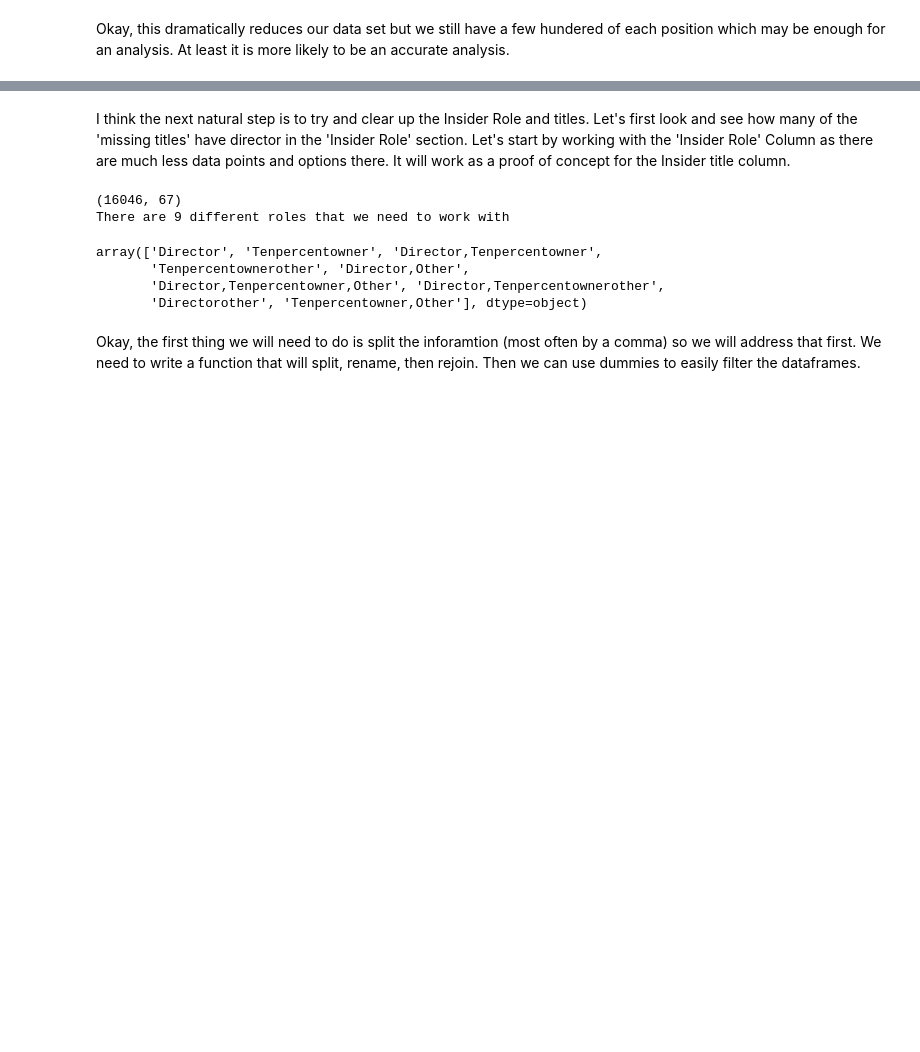
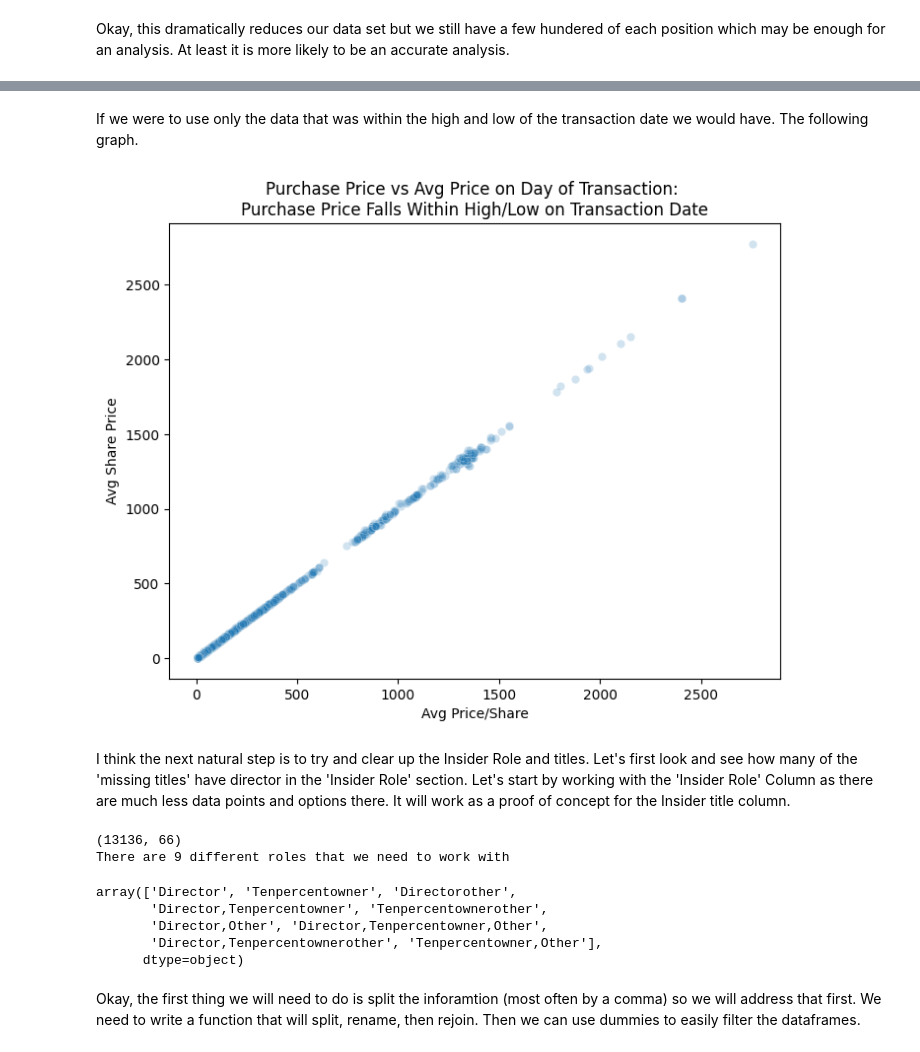
Before and after one commit to tmacpherson6/Do-Insiders-Know-Something-We-Dont, a Jupyter notebook: Thomas_EDA.ipynb, the cells around one changed output, grey strips where cells are left out. Drawn from its saved outputs; the diff is of its cells as text; code cells hidden in the pictures; blank space fills up the shorter version.

```diff
--- a/Thomas_EDA.ipynb
+++ b/Thomas_EDA.ipynb
@@ -351,19 +366,31 @@ plt.show()
+# %% [markdown]
+If we were to use only the data that was within the high and low of the transaction date we would have. The following graph.
+# %%
+plt.figure(figsize=(8,6))
+sns.scatterplot(data=high_low_df, x = 'average_price_per_share', y = 'avgprice_transdate', alpha =0.2)
+plt.xlabel('Avg Price/Share')
+plt.ylabel('Avg Share Price')
+plt.title('Purchase Price vs Avg Price on Day of Transaction: \nPurchase Price Falls Within High/Low on Transaction Date')
+plt.show()
+# %% [output]
+[figure, added]
 # %% [markdown]
 I think the next natural step is to try and clear up the Insider Role and titles. Let's first look and see how many of the 'missing titles' have director in the 'Insider Role' section. Let's start by working with the 'Insider Role' Column as there are much less data points and options there. It will work as a proof of concept for the Insider title column.
 # %%
-missing_title = low_diff_df[low_diff_df['Insider Title']=='Missing']
+missing_title = high_low_df[high_low_df['Insider Title']=='Missing']
 print(missing_title.shape)
 #Let's now look at the unique roles we have in here.
 roles = missing_title['Insider Role'].unique()
 print(f"There are {len(roles)} different roles that we need to work with")
 roles
 # %% [output]
-(16046, 67)
+(13136, 66)
 There are 9 different roles that we need to work with
-array(['Director', 'Tenpercentowner', 'Director,Tenpercentowner',
-       'Tenpercentownerother', 'Director,Other',
-       'Director,Tenpercentowner,Other', 'Director,Tenpercentownerother',
-       'Directorother', 'Tenpercentowner,Other'], dtype=object)
+array(['Director', 'Tenpercentowner', 'Directorother',
+       'Director,Tenpercentowner', 'Tenpercentownerother',
+       'Director,Other', 'Director,Tenpercentowner,Other',
+       'Director,Tenpercentownerother', 'Tenpercentowner,Other'],
+      dtype=object)
 # %% [markdown]
 Okay, the first thing we will need to do is split the inforamtion (most often by a comma) so we will address that first. We need to write a function that will split, rename, then rejoin. Then we can use dummies to easily filter the dataframes.
 # %%
```
Also changed, not shown: parts of 13 cells of this notebook.
